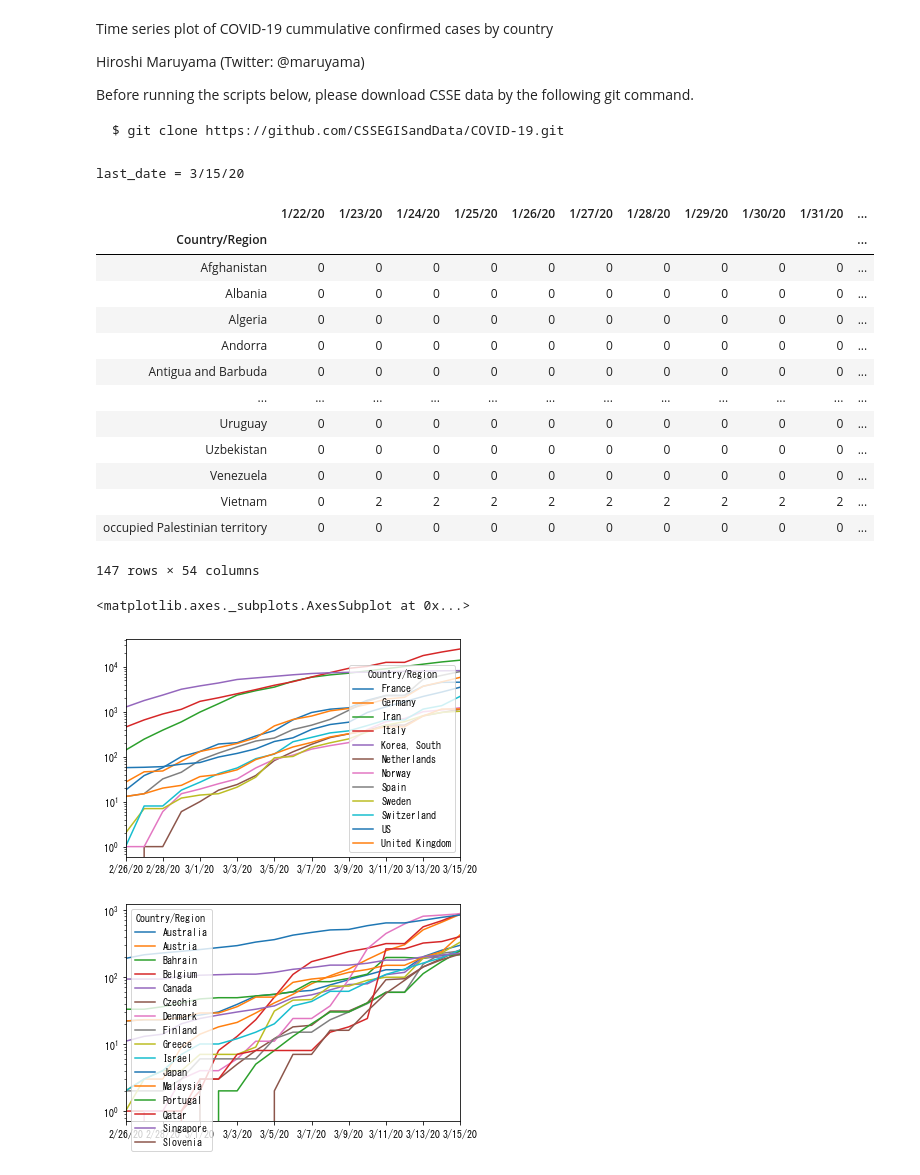
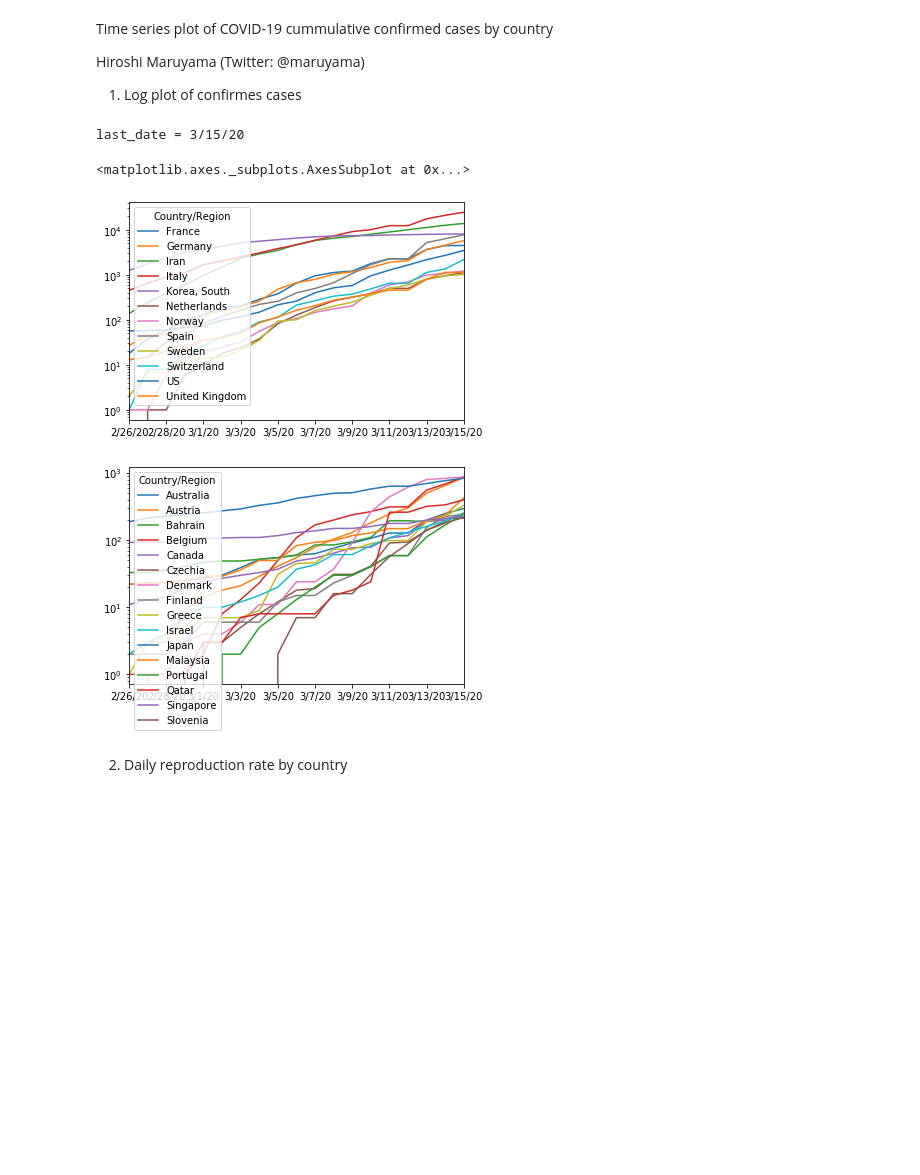
Before and after one commit to personal-hm2/coronavirus_model, a Jupyter notebook: COVID-19 Plot.ipynb, the cells around one changed output. Cells and saved outputs as stored; diff of their text form; code cells hidden in the pictures; blank space fills up the shorter version.

````diff
--- a/COVID-19 Plot.ipynb
+++ b/COVID-19 Plot.ipynb
@@ -3,55 +3,38 @@ Time series plot of COVID-19 cummulative confirmed cases by country
 
 Hiroshi Maruyama (Twitter: @maruyama)
 
-Before running the scripts below, please download CSSE data by the following git command.
-
-```
-$ git clone https://github.com/CSSEGISandData/COVID-19.git
-```
+1. Log plot of confirmes cases
 # %%
 %matplotlib inline
 import pandas as pd
 import matplotlib as plt
 import numpy as np
 
 df = pd.read_csv('https://raw.githubusercontent.com/CSSEGISandData/COVID-19/master/csse_covid_19_data/csse_covid_19_time_series/time_series_19-covid-Confirmed.csv')
 df = df.drop(columns=["Lat", "Long"])
 
 last_date = df.columns[-1]
 print("last_date =", last_date)
 
 country_df = df.groupby("Country/Region").sum()
-display(country_df)
+# display(country_df)
 
 country_df = country_df.drop(["China", "Cruise Ship"])
 
-t = country_df[(country_df[last_date] > 1000) ].T    # 累計確定症例報告数が500以上の国
+t = country_df[(country_df[last_date] > 1000) ].T    # Countries with cummulative confirmed cases > 1000
 
 t[35:].plot(logy=True)
 
-# Slect countries with cummulative cofirmed cases between 100 and 700
-
+# Slect countries with cummulative cofirmed cases between 200 and 1000
 t = country_df[(country_df[last_date] > 200) & (country_df[last_date] < 1000) ].T
 t[35:].plot(logy=True)
 # %% [output]
 last_date = 3/15/20
-|  | 1/22/20 | 1/23/20 | 1/24/20 | 1/25/20 | 1/26/20 | 1/27/20 | 1/28/20 | 1/29/20 | 1/30/20 | 1/31/20 | ... |
-| Country/Region |  |  |  |  |  |  |  |  |  |  | ... |
-| Afghanistan | 0 | 0 | 0 | 0 | 0 | 0 | 0 | 0 | 0 | 0 | ... |
-| Albania | 0 | 0 | 0 | 0 | 0 | 0 | 0 | 0 | 0 | 0 | ... |
-| Algeria | 0 | 0 | 0 | 0 | 0 | 0 | 0 | 0 | 0 | 0 | ... |
-| Andorra | 0 | 0 | 0 | 0 | 0 | 0 | 0 | 0 | 0 | 0 | ... |
-| Antigua and Barbuda | 0 | 0 | 0 | 0 | 0 | 0 | 0 | 0 | 0 | 0 | ... |
-| ... | ... | ... | ... | ... | ... | ... | ... | ... | ... | ... | ... |
-| Uruguay | 0 | 0 | 0 | 0 | 0 | 0 | 0 | 0 | 0 | 0 | ... |
-| Uzbekistan | 0 | 0 | 0 | 0 | 0 | 0 | 0 | 0 | 0 | 0 | ... |
-| Venezuela | 0 | 0 | 0 | 0 | 0 | 0 | 0 | 0 | 0 | 0 | ... |
-| Vietnam | 0 | 2 | 2 | 2 | 2 | 2 | 2 | 2 | 2 | 2 | ... |
-| occupied Palestinian territory | 0 | 0 | 0 | 0 | 0 | 0 | 0 | 0 | 0 | 0 | ... |
-147 rows × 54 columns
+<matplotlib.axes._subplots.AxesSubplot at 0x...>
-<matplotlib.axes._subplots.AxesSubplot at 0x...>
-[figure, old version]
+[figure, new version]
-[figure, old version]
+[figure, new version]
+# %% [markdown]
+2. Daily reproduction rate by country
 # %%
 # 日次再生算数R（３日間の移動平均）をプロット
 # Daily reproduction rate (moving average of windows size = 3)
````
Also changed, not shown: parts of 4 cells of this notebook, 1 other file.
